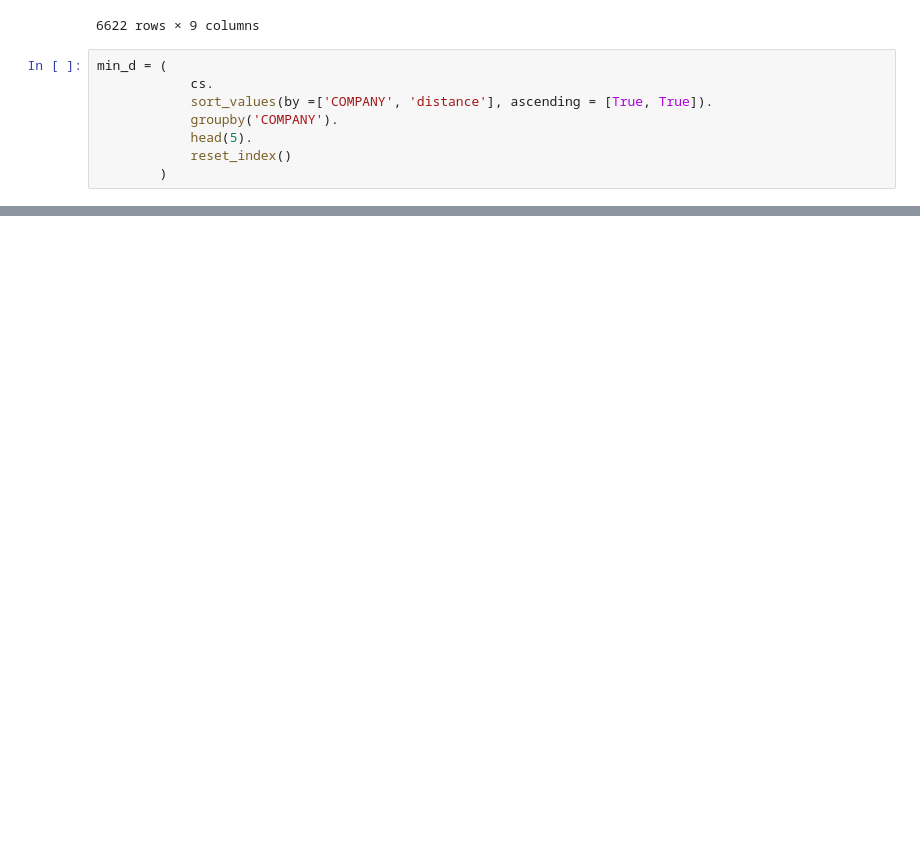
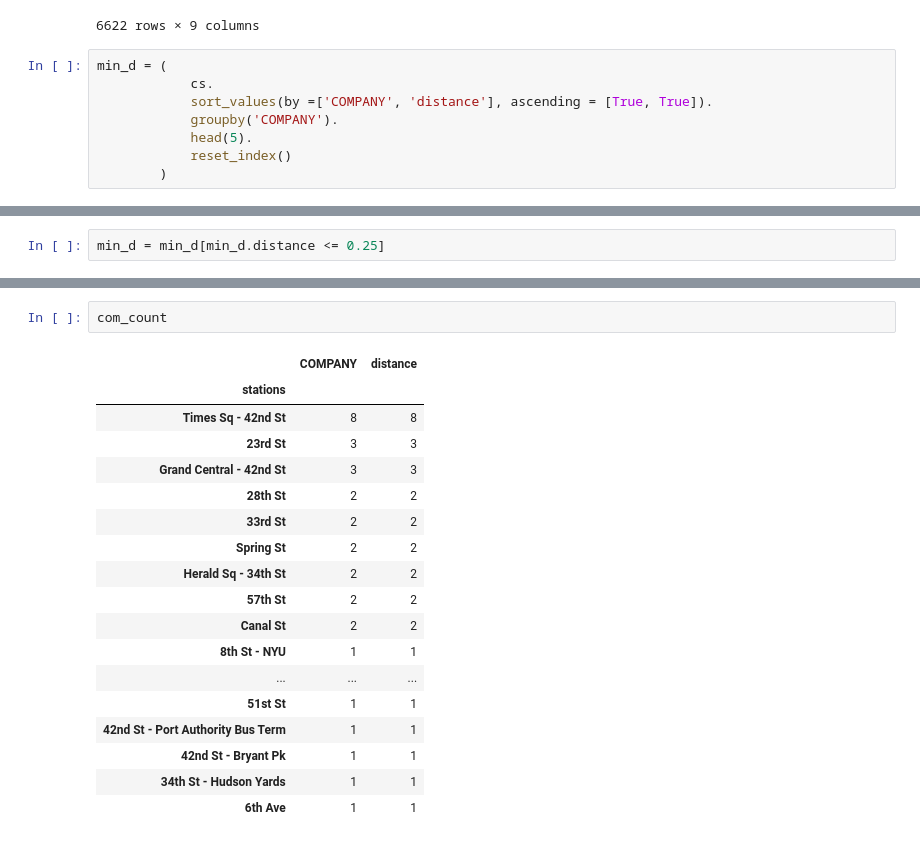
Before and after one commit to jason-sa/Toucans, a Jupyter notebook: read_mta_stations.ipynb, the cells around one changed output, grey strips where cells are left out. Saved outputs shown, nothing was run; the diff lists cells and outputs as text; blank space fills up the shorter version.

```diff
--- a/read_mta_stations.ipynb
+++ b/read_mta_stations.ipynb
@@ -142,0 +124,2 @@ min_d
+# %%
+min_d = min_d[min_d.distance <= 0.25]
@@ -142,0 +210,21 @@ min_d
+# %%
+com_count
+# %% [output]
+|  | COMPANY | distance |
+| stations |  |  |
+| Times Sq - 42nd St | 8 | 8 |
+| 23rd St | 3 | 3 |
+| Grand Central - 42nd St | 3 | 3 |
+| 28th St | 2 | 2 |
+| 33rd St | 2 | 2 |
+| Spring St | 2 | 2 |
+| Herald Sq - 34th St | 2 | 2 |
+| 57th St | 2 | 2 |
+| Canal St | 2 | 2 |
+| 8th St - NYU | 1 | 1 |
+| ... | ... | ... |
+| 51st St | 1 | 1 |
+| 42nd St - Port Authority Bus Term | 1 | 1 |
+| 42nd St - Bryant Pk | 1 | 1 |
+| 34th St - Hudson Yards | 1 | 1 |
+| 6th Ave | 1 | 1 |
```
Also changed, not shown: parts of 14 cells of this notebook, 2 other files.
